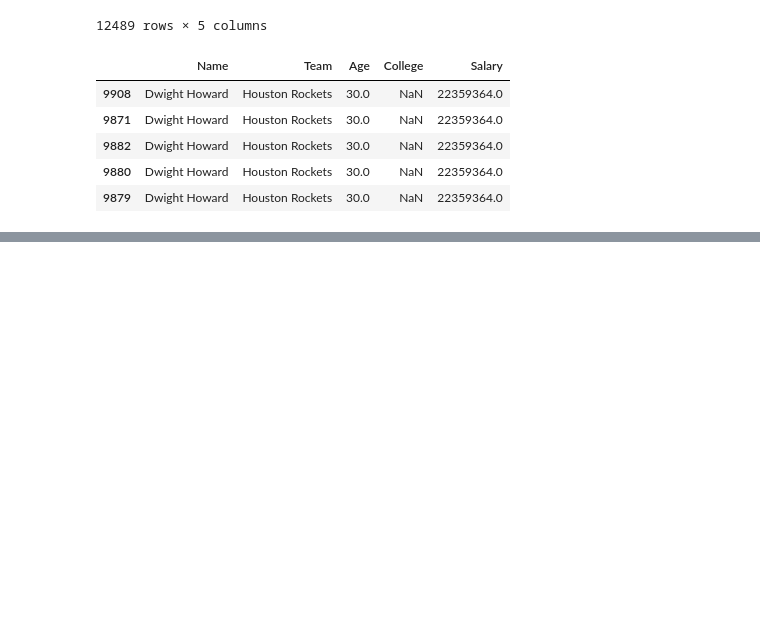
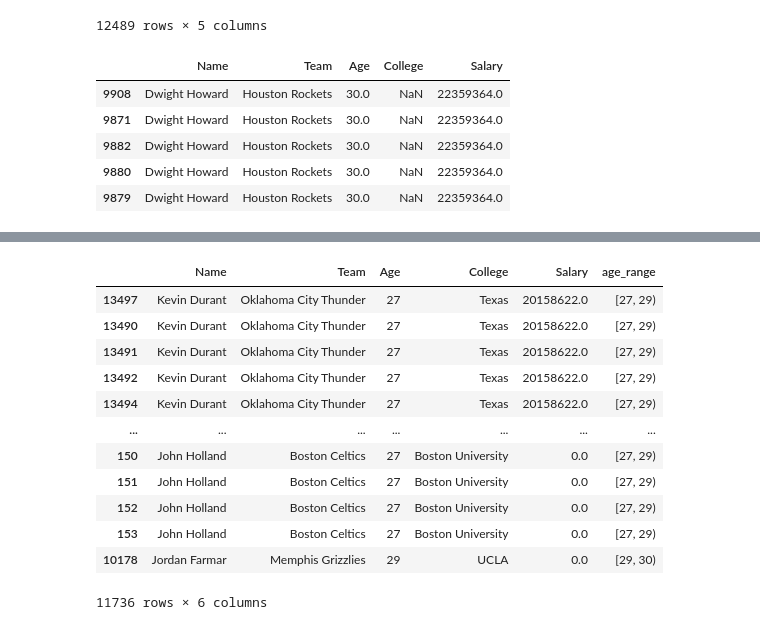
Before and after one commit to wangweiching/data-science-project-8, a Jupyter notebook: data-exploration.ipynb, the cells around one changed output, grey strips where cells are left out. Saved outputs shown, nothing was run; the diff lists cells and outputs as text; code cells hidden in the pictures; blank space fills up the shorter version.

```diff
--- a/data-exploration.ipynb
+++ b/data-exploration.ipynb
@@ -263,0 +287,16 @@ withRange.info
+# %%
+withRange.dropna()
+# %% [output]
+|  | Name | Team | Age | College | Salary | age_range |
+| 13497 | Kevin Durant | Oklahoma City Thunder | 27 | Texas | 20158622.0 | [27, 29) |
+| 13490 | Kevin Durant | Oklahoma City Thunder | 27 | Texas | 20158622.0 | [27, 29) |
+| 13491 | Kevin Durant | Oklahoma City Thunder | 27 | Texas | 20158622.0 | [27, 29) |
+| 13492 | Kevin Durant | Oklahoma City Thunder | 27 | Texas | 20158622.0 | [27, 29) |
+| 13494 | Kevin Durant | Oklahoma City Thunder | 27 | Texas | 20158622.0 | [27, 29) |
+| ... | ... | ... | ... | ... | ... | ... |
+| 150 | John Holland | Boston Celtics | 27 | Boston University | 0.0 | [27, 29) |
+| 151 | John Holland | Boston Celtics | 27 | Boston University | 0.0 | [27, 29) |
+| 152 | John Holland | Boston Celtics | 27 | Boston University | 0.0 | [27, 29) |
+| 153 | John Holland | Boston Celtics | 27 | Boston University | 0.0 | [27, 29) |
+| 10178 | Jordan Farmar | Memphis Grizzlies | 29 | UCLA | 0.0 | [29, 30) |
+11736 rows × 6 columns
```
Also changed, not shown: parts of 23 cells of this notebook.
